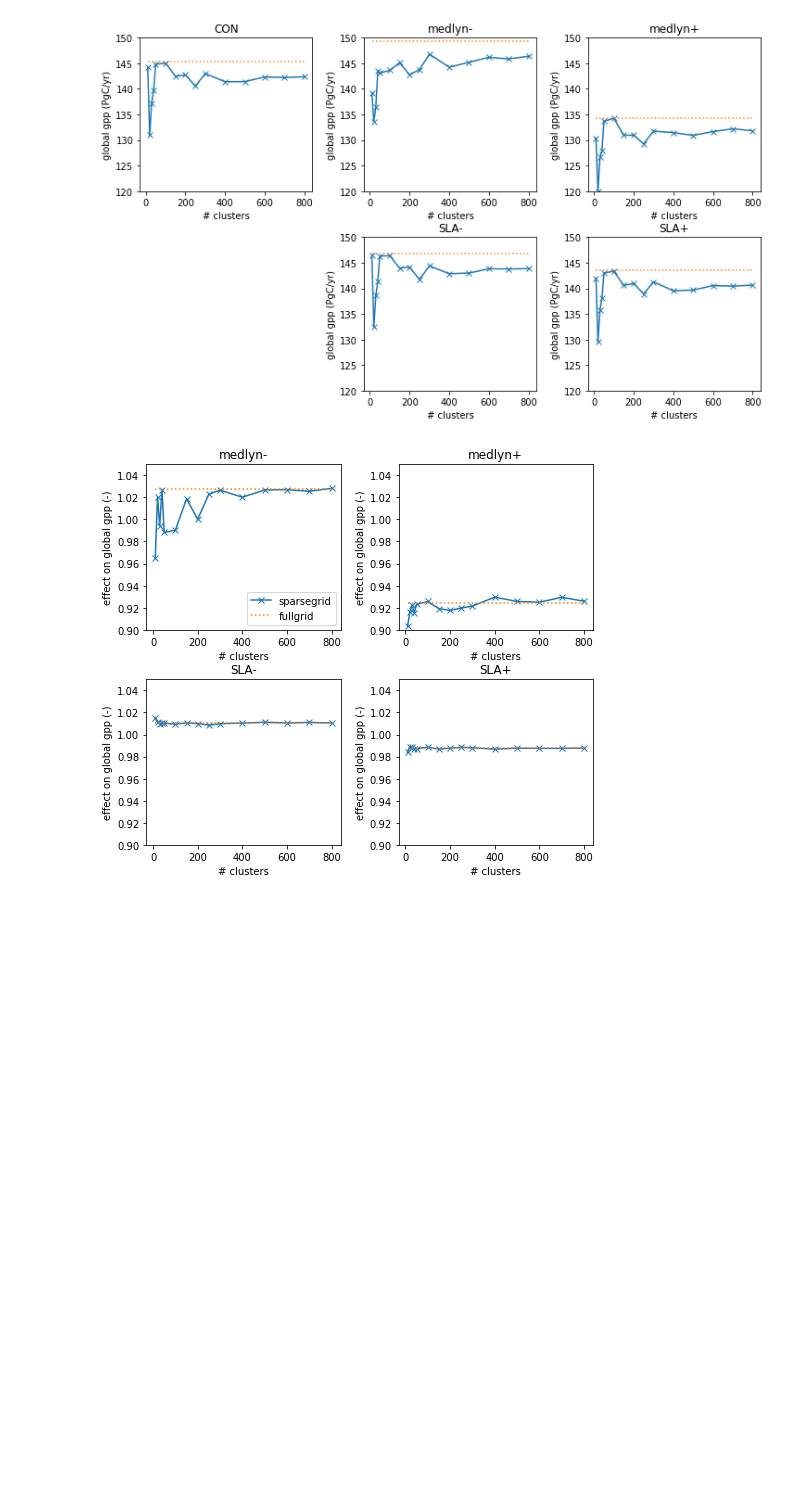
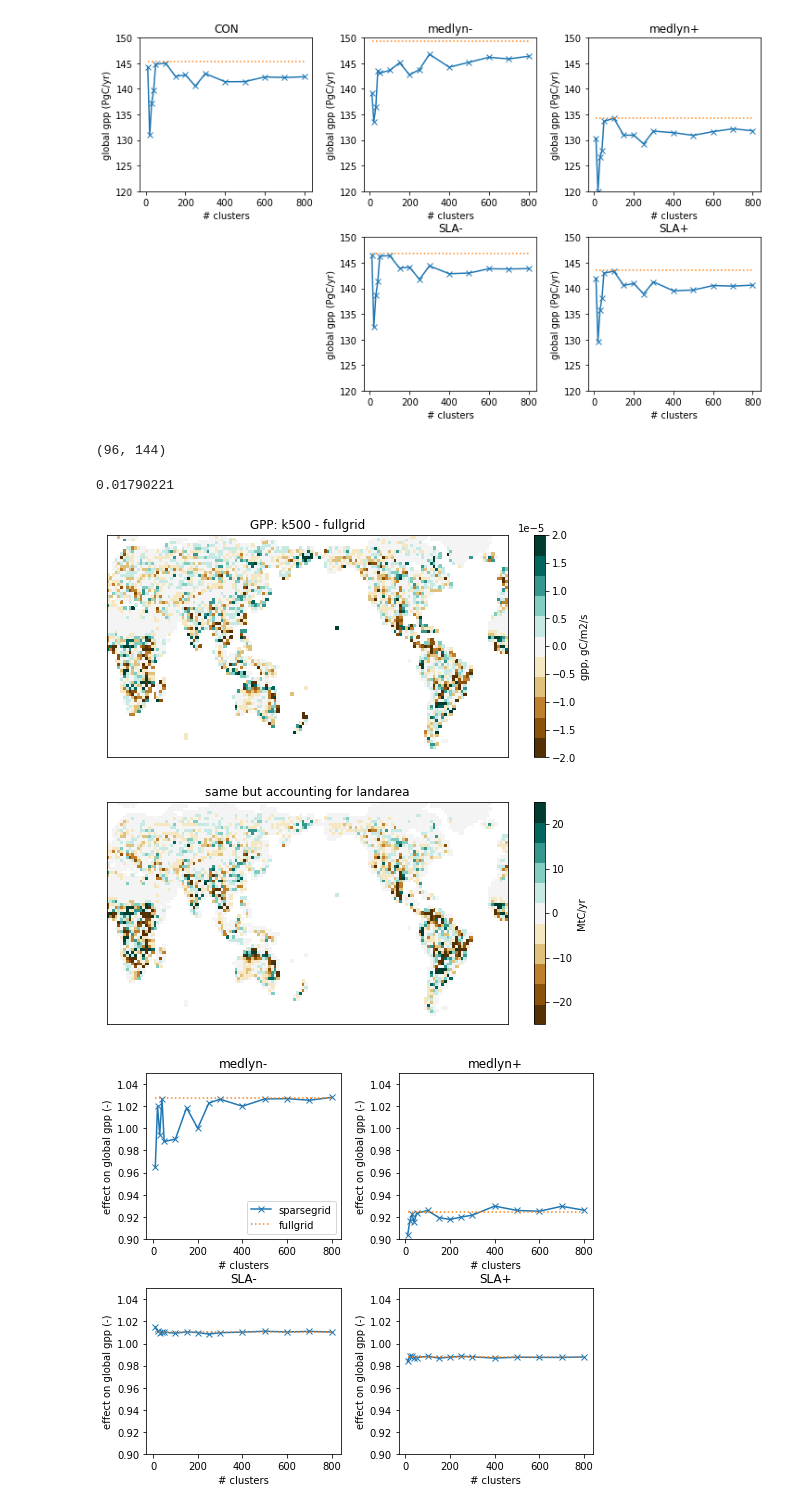
Before and after one commit to djk2120/CLM5PPE, a Jupyter notebook: pyth/sparsegrid.ipynb, the cells around one changed output. Cells and saved outputs as stored; diff of their text form; code cells hidden in the pictures; blank space fills up the shorter version.

```diff
--- a/pyth/sparsegrid.ipynb
+++ b/pyth/sparsegrid.ipynb
@@ -150,3 +173,12 @@ for ee in ds['ens']:
+# %%
+nc = 500
+fullgrid = ds['GPP'].mean(dim='time')
+sparsemaps = get_maps(nc,fullgrid)
+thedir = '/glade/u/home/forrest/ppe_representativeness/output_v3/'
+file   = 'clusters.clm51_lmbirchwkattgen01ctsm51d006_2deg_GSWP3V1_nocrop_PPE2_hist.annual+sd.'+str(nc)+'.nc'
+cc     = thedir+file
+cset = xr.open_dataset(cc)
+landarea = cset['area']*cset['landfrac']  #includes antarctica mask
 # %%
 print('                        sanity check: compare CONTROL run GPP')
 plt.figure(figsize=[12,3.5])
@@ -226,3 +227,10 @@ for nc in clusters:
+# %%
+fullgrid = ds['GPP'].mean(dim='time')
+clusters = list(10+10*np.arange(5))+list(100+50*np.arange(5))+list(400+100*np.arange(5))
+clustermaps = []
+for nc in clusters:
+    sparsemaps = get_maps(nc,fullgrid)
+    clustermaps.append(sparsemaps)
 # %%
 i = -1
 xf = 365*24*60*60*1e-9
@@ -236,9 +244,9 @@ plt.figure(figsize=[12,7])
 pp=[1,2,3,5,6]
 for i in range(5):
     plt.subplot(2,3,pp[i])
-    fullgrid = np.nansum(xf*landarea*the_means.sel(ens=i)) #PgC
+    thisgrid = np.nansum(xf*landarea*fullgrid.sel(ens=i)) #PgC
     plt.plot(clusters,out[:,i],'-x')
-    plt.plot(clusters,np.tile(fullgrid,len(clusters)),':')
+    plt.plot(clusters,np.tile(thisgrid,len(clusters)),':')
     plt.title(lgd[i])
     plt.ylabel('global gpp (PgC/yr)')
     plt.xlabel('# clusters');
@@ -247,6 +255,39 @@ for i in range(5):
 plt.subplots_adjust(hspace=0.3,wspace=0.3)
 # %% [output]
 [figure]
+# %%
+landarea.shape
+# %% [output]
+(96, 144)
+# %%
+ix = abs(diff2>25)
+np.nansum(landarea.values[ix])/np.nansum(landarea)
+# %% [output]
+0.01790221
+# %%
+## difference the 500 cluster map and the full grid for the control run
+sparsemaps = get_maps(500,fullgrid)
+diffmap = sparsemaps[0]-fullgrid.sel(ens=0).values
+diff2   = 365*24*60*60*landarea*diffmap*1e-6
+
+plt.figure(figsize=[9,9])
+plt.subplot(211)
+plt.pcolormesh(diffmap,vmin=-2e-5,vmax=2e-5,cmap=ccc)
+plt.colorbar(label='gpp, gC/m2/s')
+plt.title('GPP: k500 - fullgrid')
+plt.xticks([])
+plt.yticks([])
+plt.ylim([15,90])
+
+plt.subplot(212)
+plt.pcolormesh(diff2,vmin=-25,vmax=25,cmap=ccc)
+plt.colorbar(label='MtC/yr')
+plt.title('same but accounting for landarea')
+plt.xticks([])
+plt.yticks([])
+plt.ylim([15,90]);
+# %% [output]
+[figure, added]
 # %%
 i = -1
 xf = 365*24*60*60*1e-9
```
Also changed, not shown: parts of 14 cells of this notebook.
